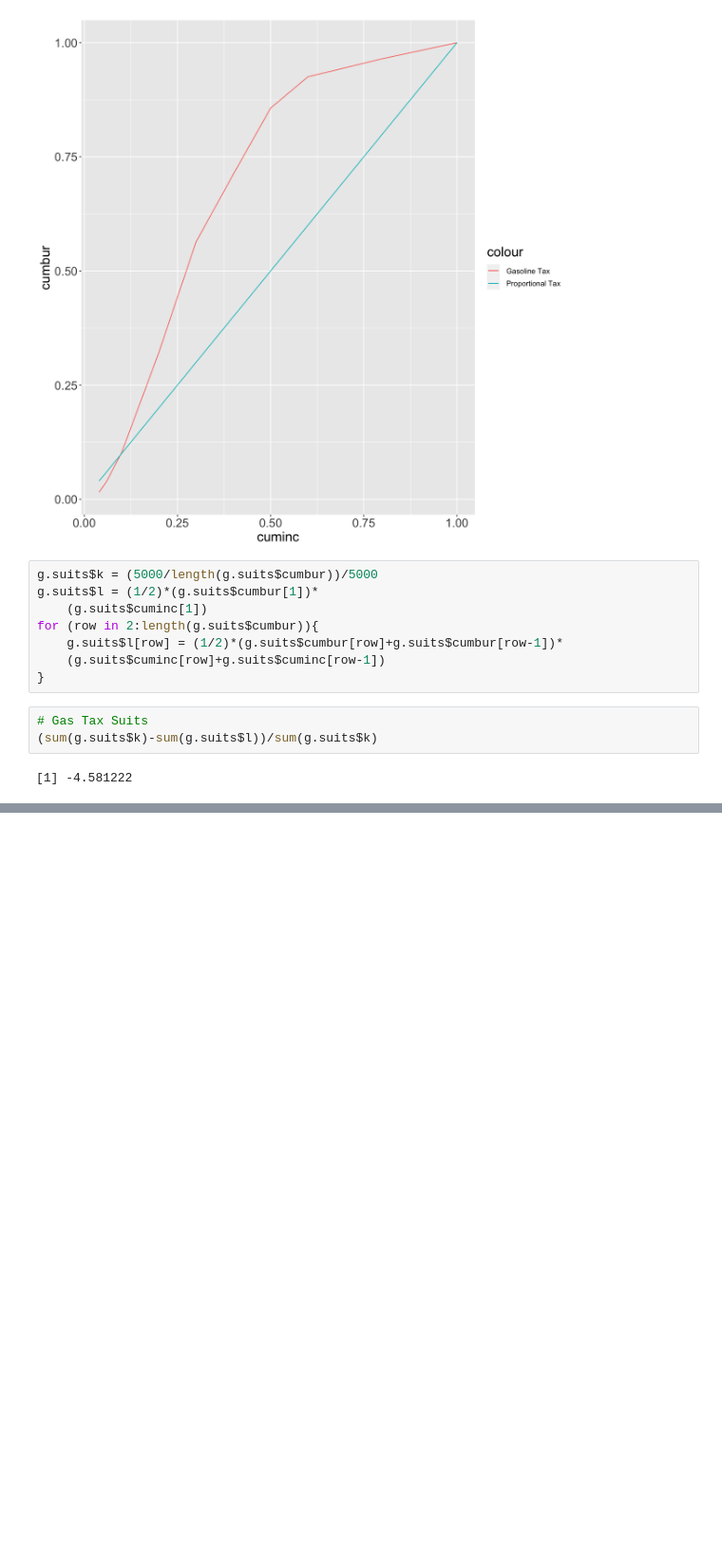
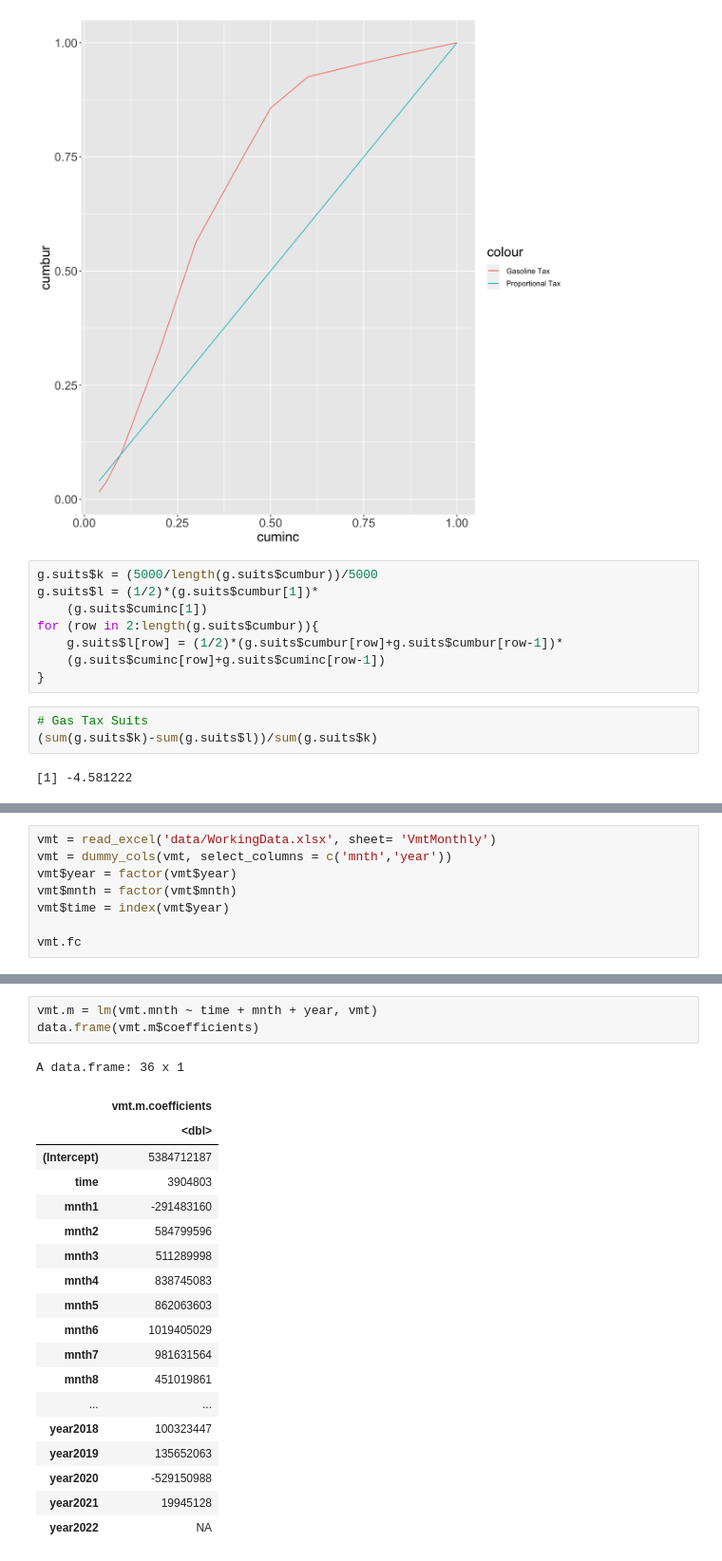
Before and after one commit to n-smalley/f606-Final-Project, a Jupyter notebook: analysis-r.ipynb, the cells around one changed output, grey strips where cells are left out. Shown at 95% size. Drawn from its saved outputs; the diff is of its cells as text; blank space fills up the shorter version.

```diff
--- a/analysis-r.ipynb
+++ b/analysis-r.ipynb
@@ -287,0 +293,8 @@ for (row in 2:length(g.suits$cumbur)){
+# %%
+vmt = read_excel('data/WorkingData.xlsx', sheet= 'VmtMonthly')
+vmt = dummy_cols(vmt, select_columns = c('mnth','year'))
+vmt$year = factor(vmt$year)
+vmt$mnth = factor(vmt$mnth)
+vmt$time = index(vmt$year)
+
+vmt.fc
@@ -287,0 +313,23 @@ for (row in 2:length(g.suits$cumbur)){
+# %%
+vmt.m = lm(vmt.mnth ~ time + mnth + year, vmt)
+data.frame(vmt.m$coefficients)
+# %% [output]
+A data.frame: 36 x 1
+|  | vmt.m.coefficients |
+|  | <dbl> |
+| (Intercept) | 5384712187 |
+| time | 3904803 |
+| mnth1 | -291483160 |
+| mnth2 | 584799596 |
+| mnth3 | 511289998 |
+| mnth4 | 838745083 |
+| mnth5 | 862063603 |
+| mnth6 | 1019405029 |
+| mnth7 | 981631564 |
+| mnth8 | 451019861 |
+| ... | ... |
+| year2018 | 100323447 |
+| year2019 | 135652063 |
+| year2020 | -529150988 |
+| year2021 | 19945128 |
+| year2022 | NA |
```
Also changed, not shown: parts of 11 cells of this notebook, 1 other file.
